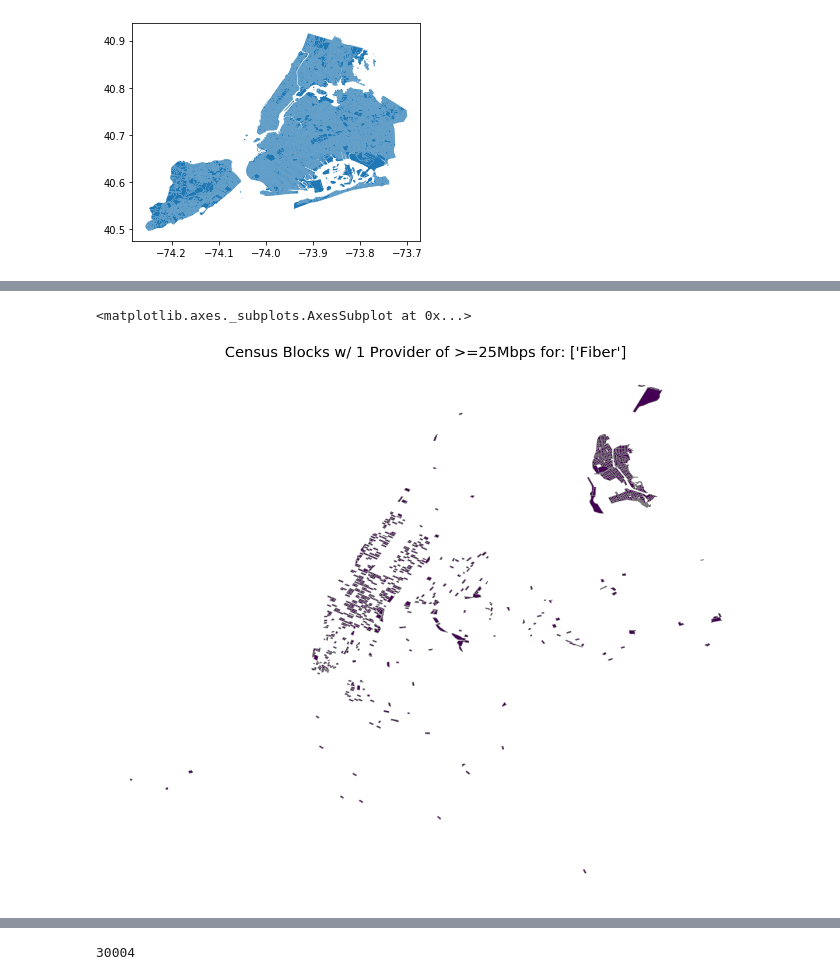
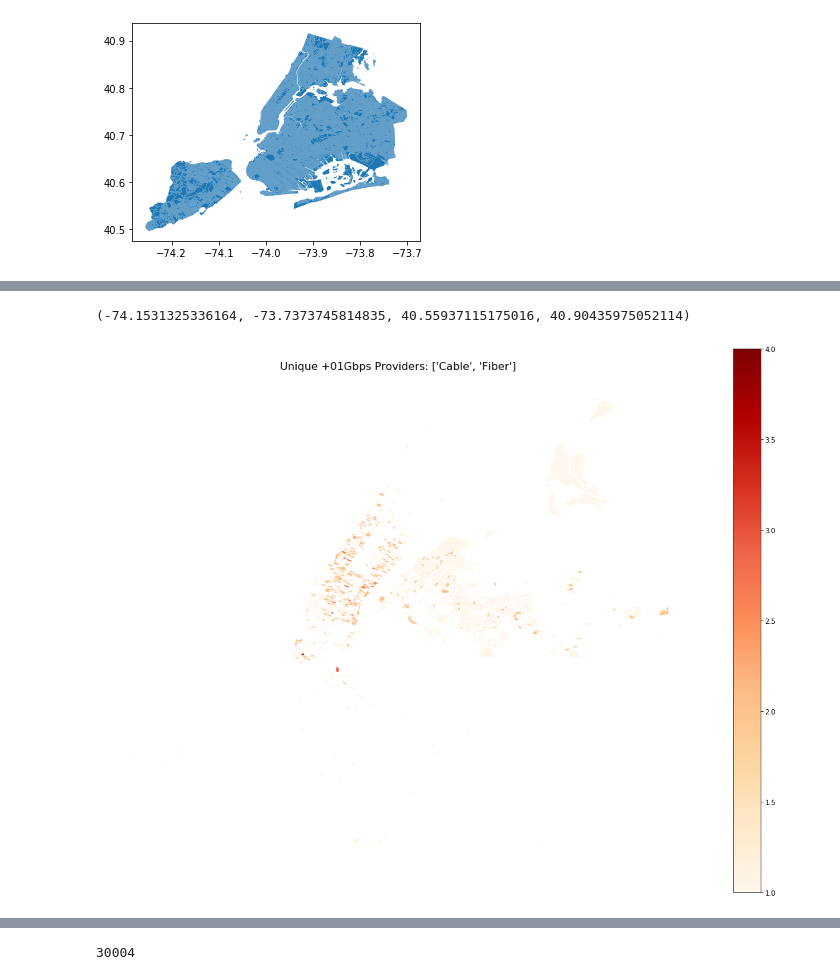
Before and after one commit to lyc1005/nyconnect, a Jupyter notebook: analysis/fcc_data_analysis.ipynb, the cells around one changed output, grey strips where cells are left out. Cells and saved outputs as stored; diff of their text form; code cells hidden in the pictures.

```diff
--- a/analysis/fcc_data_analysis.ipynb
+++ b/analysis/fcc_data_analysis.ipynb
@@ -163,11 +157,11 @@ plt.show()
-# %%
-fig, ax = plt.subplots(1, figsize=(20, 20))
-ax.axis('off')
-ax.set_title('Census Blocks w/ 1 Provider of >=25Mbps for: '+str(tech_code_filter), fontdict={'fontsize': 25, 'fontweight' : '3'})
-nyc_gpd[nyc_gpd['unique_providers']==2].plot(column='unique_providers', ax=ax, edgecolor="gray")
-# %% [output]
-<matplotlib.axes._subplots.AxesSubplot at 0x...>
-[figure, removed]
+# %%
+nyc_gpd_1Gbps =  merge_geo(nyc_gpd, cb1G_provider_counts)
+ax = nyc_gpd_1Gbps.plot(figsize=(20,15), column='unique_providers', cmap='OrRd', legend=True, edgecolor="none")
+ax.set_title('Unique +01Gbps Providers: '+str(tech_codes), fontdict={'fontsize': 16, 'fontweight' : '3'})
+ax.axis('off')
+# %% [output]
+(-74.1531325336164, -73.7373745814835, 40.55937115175016, 40.90435975052114)
+[figure, added]
 # %%
 print(len(blocksByProviders[blocksByProviders['unique_providers']==1]))
 print(blocksByProviders[blocksByProviders['unique_providers']==1].groupby('boro').count())
```
Also changed, not shown: parts of 8 cells of this notebook.
